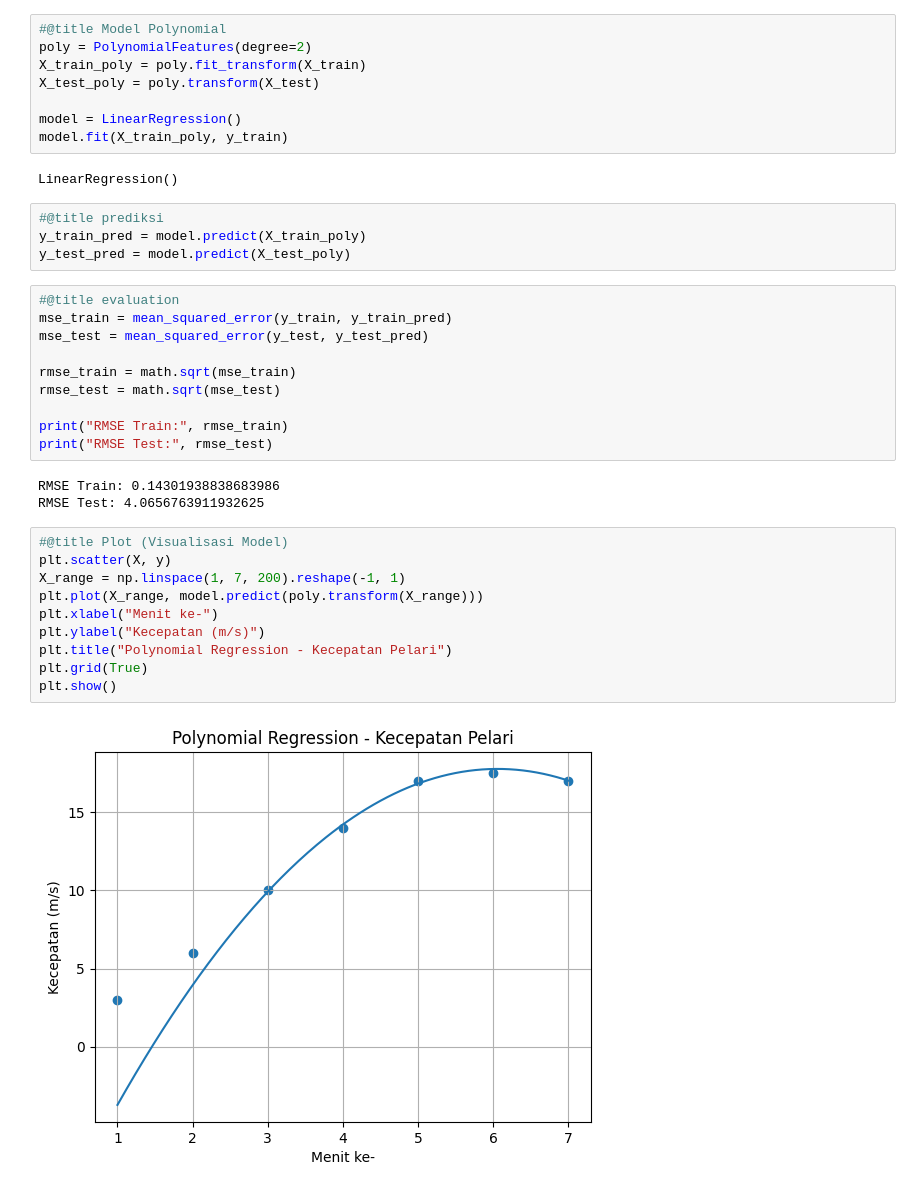
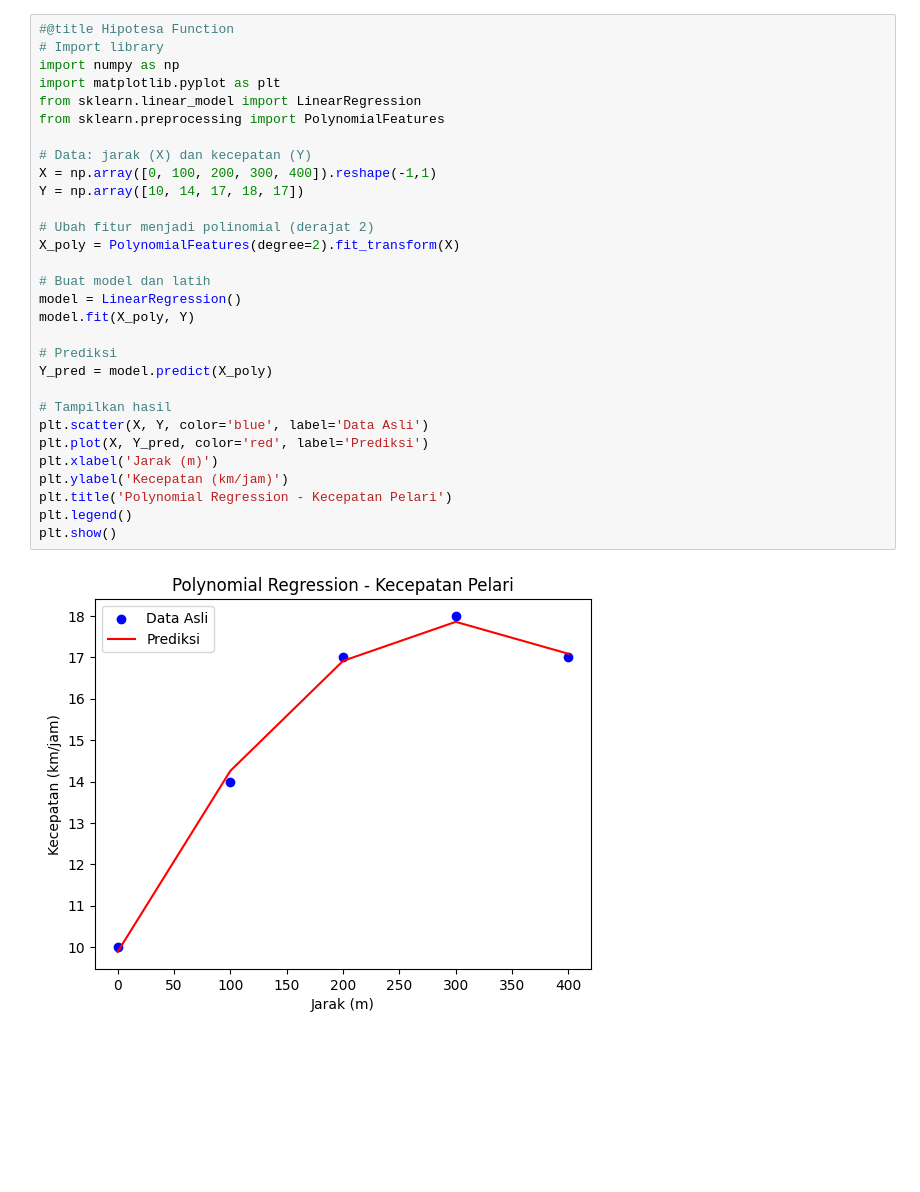
Before and after one commit to Prdazk/collabku, a Jupyter notebook: Polymen.ipynb, the cells around one changed output. Cells and saved outputs as stored; diff of their text form; blank space fills up the shorter version.

```diff
--- a/Polymen.ipynb
+++ b/Polymen.ipynb
@@ -21,39 +3,32 @@ X_train, X_test, y_train, y_test = train_test_split(
-# %%
-#@title Model Polynomial
-poly = PolynomialFeatures(degree=2)
-X_train_poly = poly.fit_transform(X_train)
-X_test_poly = poly.transform(X_test)
-
-model = LinearRegression()
-model.fit(X_train_poly, y_train)
-# %% [output]
-LinearRegression()
-# %%
-#@title prediksi
-y_train_pred = model.predict(X_train_poly)
-y_test_pred = model.predict(X_test_poly)
-# %%
-#@title evaluation
-mse_train = mean_squared_error(y_train, y_train_pred)
-mse_test = mean_squared_error(y_test, y_test_pred)
-
-rmse_train = math.sqrt(mse_train)
-rmse_test = math.sqrt(mse_test)
-
-print("RMSE Train:", rmse_train)
-print("RMSE Test:", rmse_test)
-# %% [output]
-RMSE Train: 0.14301938838683986
-RMSE Test: 4.0656763911932625
-# %%
-#@title Plot (Visualisasi Model)
-plt.scatter(X, y)
-X_range = np.linspace(1, 7, 200).reshape(-1, 1)
-plt.plot(X_range, model.predict(poly.transform(X_range)))
-plt.xlabel("Menit ke-")
-plt.ylabel("Kecepatan (m/s)")
-plt.title("Polynomial Regression - Kecepatan Pelari")
-plt.grid(True)
-plt.show()
-# %% [output]
-[figure, removed]
+# %%
+#@title Hipotesa Function
+# Import library
+import numpy as np
+import matplotlib.pyplot as plt
+from sklearn.linear_model import LinearRegression
+from sklearn.preprocessing import PolynomialFeatures
+
+# Data: jarak (X) dan kecepatan (Y)
+X = np.array([0, 100, 200, 300, 400]).reshape(-1,1)
+Y = np.array([10, 14, 17, 18, 17])
+
+# Ubah fitur menjadi polinomial (derajat 2)
+X_poly = PolynomialFeatures(degree=2).fit_transform(X)
+
+# Buat model dan latih
+model = LinearRegression()
+model.fit(X_poly, Y)
+
+# Prediksi
+Y_pred = model.predict(X_poly)
+
+# Tampilkan hasil
+plt.scatter(X, Y, color='blue', label='Data Asli')
+plt.plot(X, Y_pred, color='red', label='Prediksi')
+plt.xlabel('Jarak (m)')
+plt.ylabel('Kecepatan (km/jam)')
+plt.title('Polynomial Regression - Kecepatan Pelari')
+plt.legend()
+plt.show()
+# %% [output]
+[figure, added]
```
Also changed, not shown: parts of 7 cells of this notebook.
